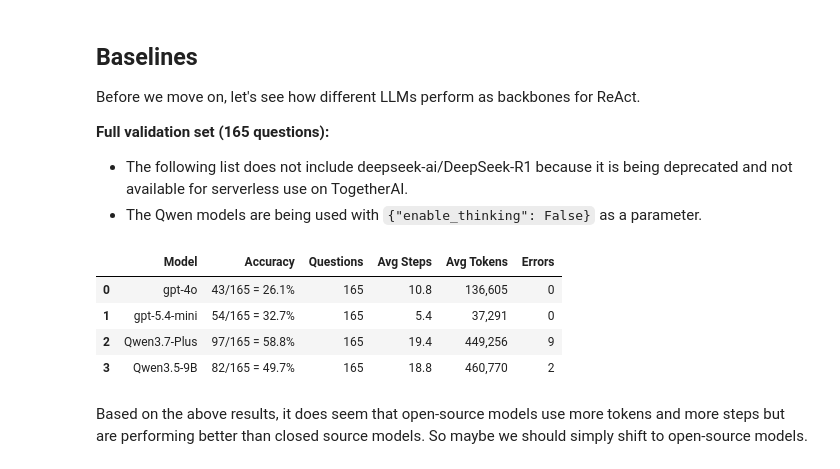
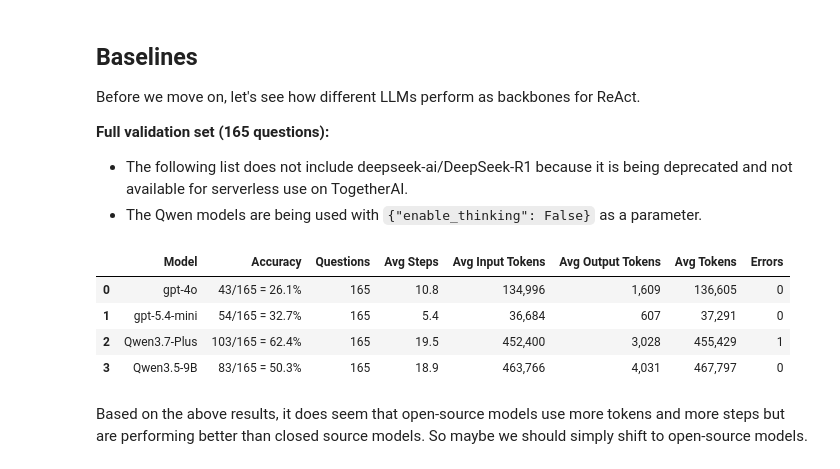
Before and after one commit to PoorvaGarg/smolagents, a Jupyter notebook: notes.ipynb, the cells around one changed output. Drawn from its saved outputs; the diff is of its cells as text; code cells hidden in the pictures.

```diff
--- a/notes.ipynb
+++ b/notes.ipynb
@@ -79,6 +79,8 @@ def summarize_results(pkl_dir: Path):
         records.append({
             "is_correct": bool(row.get("is_correct", False)),
             "num_steps": row.get("num_steps", 0),
+            "input_tokens": token_counts.get("input_tokens", 0),
+            "output_tokens": token_counts.get("output_tokens", 0),
             "total_tokens": token_counts.get("total_tokens", 0),
             "error": row.get("error"),
         })
@@ -88,40 +90,44 @@ def summarize_results(pkl_dir: Path):
         return None
     correct = sum(r["is_correct"] for r in records)
     return {
         "n": n,
         "correct": correct,
         "accuracy": correct / n,
         "avg_steps": sum(r["num_steps"] for r in records) / n,
+        "avg_input_tokens": sum(r["input_tokens"] for r in records) / n,
+        "avg_output_tokens": sum(r["output_tokens"] for r in records) / n,
         "avg_tokens": sum(r["total_tokens"] for r in records) / n,
         "errors": sum(1 for r in records if r["error"]),
     }
 
 
 rows = []
 for model_name, pkl_dir in MODEL_DIRS.items():
     if not pkl_dir.exists():
-        rows.append({"Model": model_name, "Accuracy": "missing dir", "Questions": 0, "Avg Steps": "-", "Avg Tokens": "-", "Errors": "-"})
+        rows.append({"Model": model_name, "Accuracy": "missing dir", "Questions": 0, "Avg Steps": "-", "Avg Input Tokens": "-", "Avg Output Tokens": "-", "Avg Tokens": "-", "Errors": "-"})
         continue
     stats = summarize_results(pkl_dir)
     if stats is None:
-        rows.append({"Model": model_name, "Accuracy": "no data", "Questions": 0, "Avg Steps": "-", "Avg Tokens": "-", "Errors": "-"})
+        rows.append({"Model": model_name, "Accuracy": "no data", "Questions": 0, "Avg Steps": "-", "Avg Input Tokens": "-", "Avg Output Tokens": "-", "Avg Tokens": "-", "Errors": "-"})
         continue
     rows.append({
         "Model": model_name,
         "Accuracy": f"{stats['correct']}/{stats['n']} = {stats['accuracy']:.1%}",
         "Questions": stats["n"],
         "Avg Steps": f"{stats['avg_steps']:.1f}",
+        "Avg Input Tokens": f"{stats['avg_input_tokens']:,.0f}",
+        "Avg Output Tokens": f"{stats['avg_output_tokens']:,.0f}",
         "Avg Tokens": f"{stats['avg_tokens']:,.0f}",
         "Errors": stats["errors"],
     })
 
 pd.DataFrame(rows)
 # %% [output]
-|  | Model | Accuracy | Questions | Avg Steps | Avg Tokens | Errors |
-| 0 | gpt-4o | 43/165 = 26.1% | 165 | 10.8 | 136,605 | 0 |
-| 1 | gpt-5.4-mini | 54/165 = 32.7% | 165 | 5.4 | 37,291 | 0 |
-| 2 | Qwen3.7-Plus | 97/165 = 58.8% | 165 | 19.4 | 449,256 | 9 |
-| 3 | Qwen3.5-9B | 82/165 = 49.7% | 165 | 18.8 | 460,770 | 2 |
+|  | Model | Accuracy | Questions | Avg Steps | Avg Input Tokens | Avg Output Tokens | Avg Tokens | Errors |
+| 0 | gpt-4o | 43/165 = 26.1% | 165 | 10.8 | 134,996 | 1,609 | 136,605 | 0 |
+| 1 | gpt-5.4-mini | 54/165 = 32.7% | 165 | 5.4 | 36,684 | 607 | 37,291 | 0 |
+| 2 | Qwen3.7-Plus | 103/165 = 62.4% | 165 | 19.5 | 452,400 | 3,028 | 455,429 | 1 |
+| 3 | Qwen3.5-9B | 83/165 = 50.3% | 165 | 18.9 | 463,766 | 4,031 | 467,797 | 0 |
 # %% [markdown]
 Based on the above results, it does seem that open-source models use more tokens and more steps but are performing better than closed source models. So maybe we should simply shift to open-source models.
 # %% [markdown]
```
Also changed, not shown: parts of 2 cells of this notebook, 7 other files.
